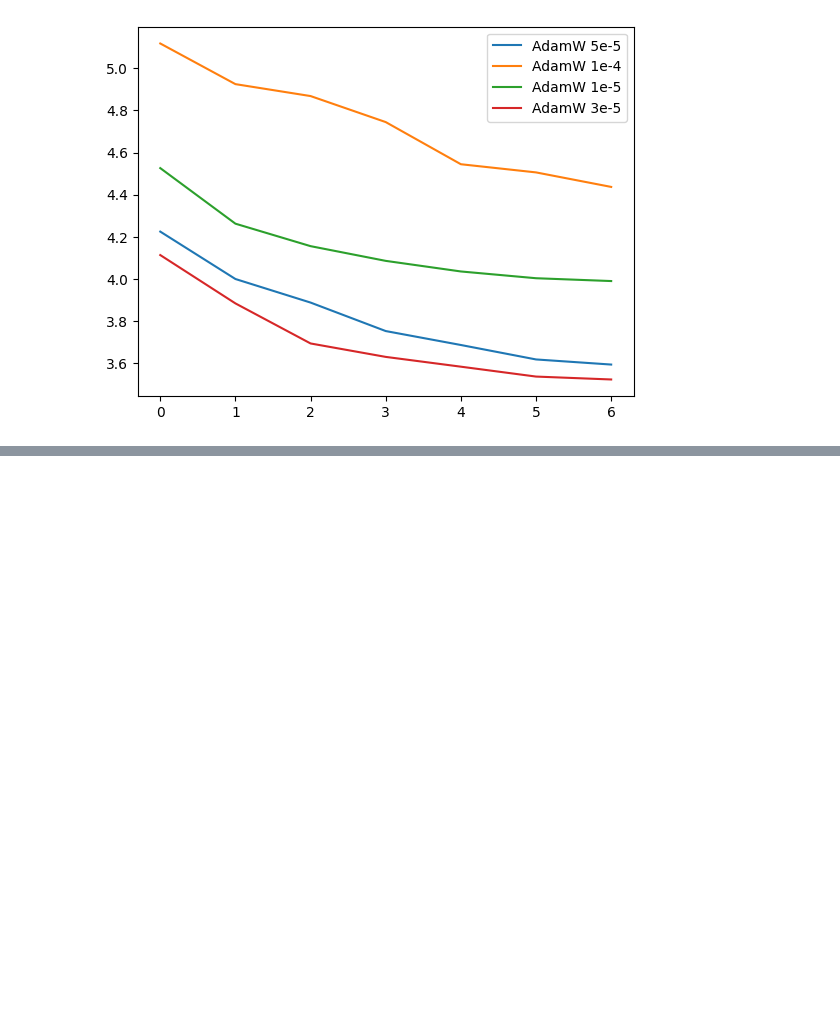
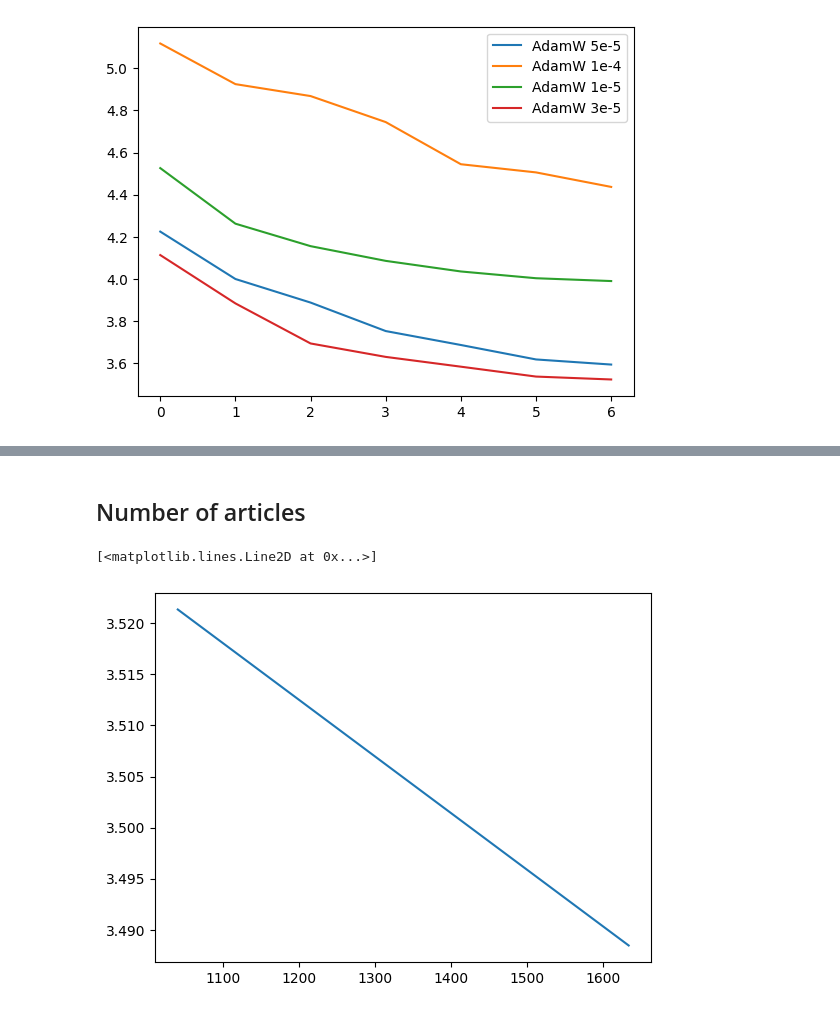
Before and after one commit to Miktima/bertnews, a Jupyter notebook: Fine-tune_maskedLMres.ipynb, the cells around one changed output, grey strips where cells are left out. Drawn from its saved outputs; the diff is of its cells as text; code cells hidden in the pictures; blank space fills up the shorter version.

Commit message:
result for num of articles

```diff
--- a/Fine-tune_maskedLMres.ipynb
+++ b/Fine-tune_maskedLMres.ipynb
@@ -170,0 +185,11 @@ ax.legend()
+# %% [markdown]
+## Number of articles
+# %%
+fig, ax = plt.subplots()
+nart = [1041, 1634]
+perp = [3.52135565433895, 3.488454043567677]
+
+ax.plot(nart, perp)
+# %% [output]
+[<matplotlib.lines.Line2D at 0x...>]
+[figure, added]
```
Also changed, not shown: parts of 1 cell of this notebook, 2 other files.
